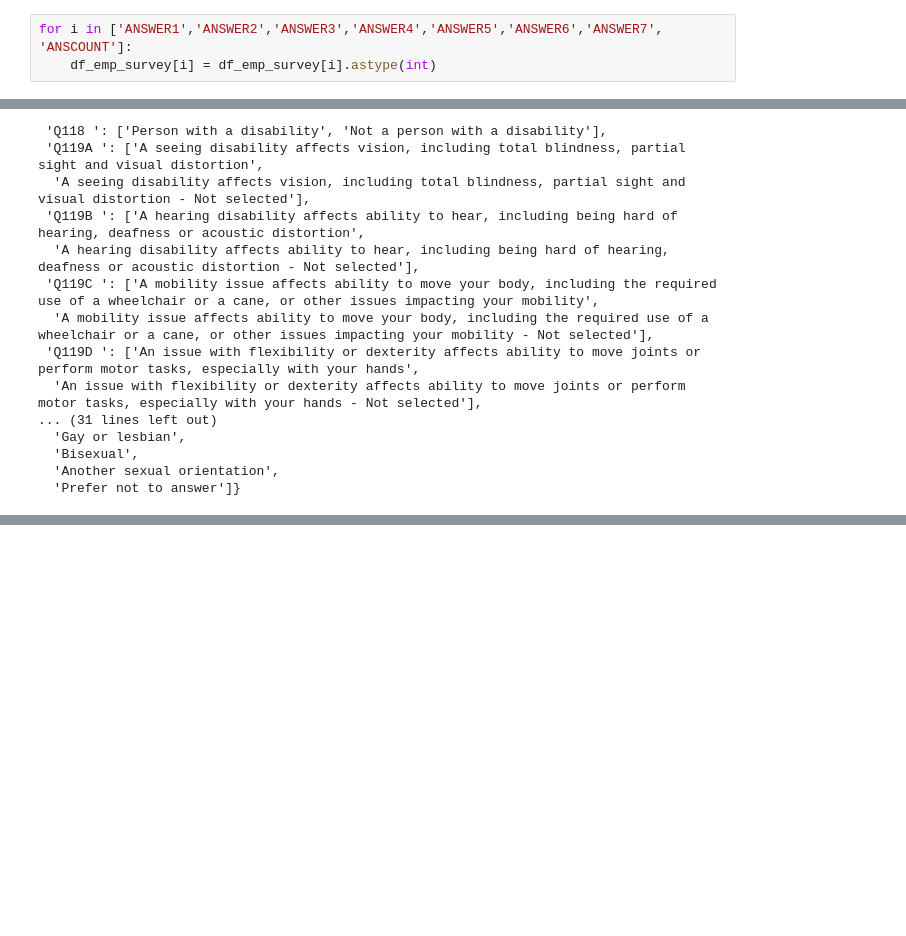
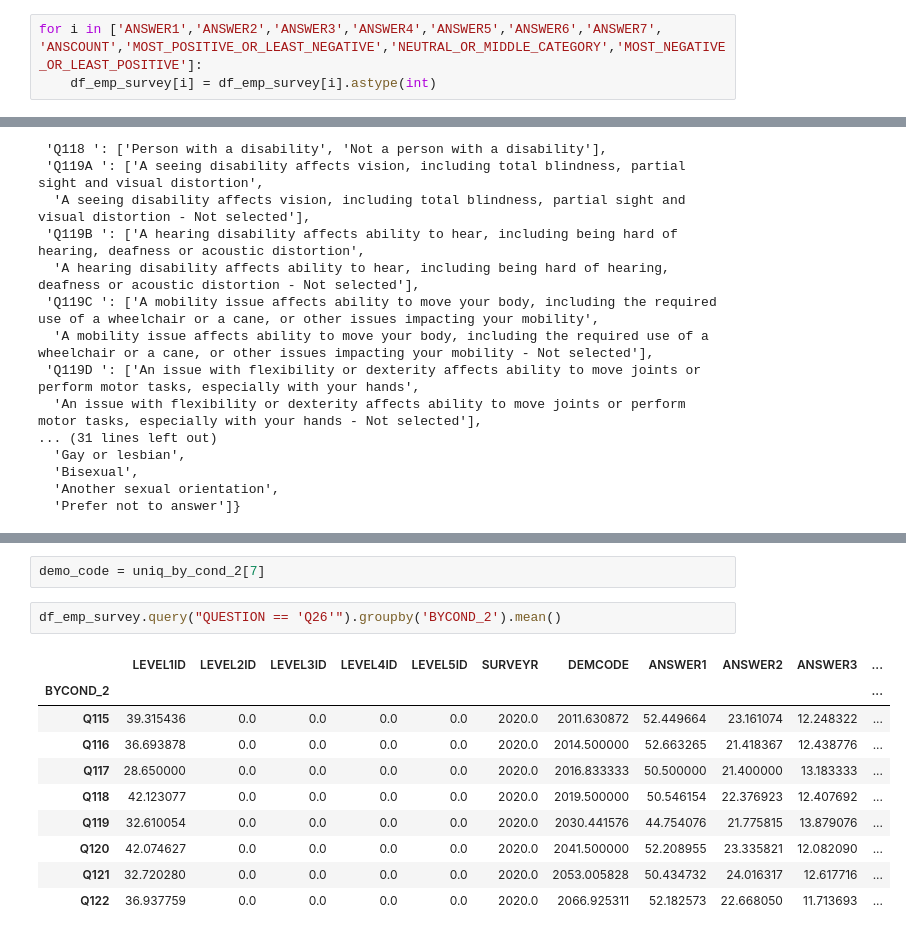
Before and after one commit to Sunnyc317/CanDev-equity_groups_talent_mobilization-, a Jupyter notebook: data_challenge.ipynb, the cells around one changed output, grey strips where cells are left out. Drawn from its saved outputs; the diff is of its cells as text; blank space fills up the shorter version.

```diff
--- a/data_challenge.ipynb
+++ b/data_challenge.ipynb
@@ -177,7 +177,7 @@ df_emp_survey[cols_to_look][:5]
 # remove empty records
 df_emp_survey = df_emp_survey.query("ANSCOUNT != ' '")
 # %%
-for i in ['ANSWER1','ANSWER2','ANSWER3','ANSWER4','ANSWER5','ANSWER6','ANSWER7', 'ANSCOUNT']:
+for i in ['ANSWER1','ANSWER2','ANSWER3','ANSWER4','ANSWER5','ANSWER6','ANSWER7', 'ANSCOUNT','MOST_POSITIVE_OR_LEAST_NEGATIVE','NEUTRAL_OR_MIDDLE_CATEGORY','MOST_NEGATIVE_OR_LEAST_POSITIVE']:
     df_emp_survey[i] = df_emp_survey[i].astype(int)
 # %%
 # Juefi mentioned this, some of these percenatages are off, by very little
@@ -434,0 +483,15 @@ fig.show()
+# %%
+demo_code = uniq_by_cond_2[7]
+# %%
+df_emp_survey.query("QUESTION == 'Q26'").groupby('BYCOND_2').mean()
+# %% [output]
+|  | LEVEL1ID | LEVEL2ID | LEVEL3ID | LEVEL4ID | LEVEL5ID | SURVEYR | DEMCODE | ANSWER1 | ANSWER2 | ANSWER3 | ... |
+| BYCOND_2 |  |  |  |  |  |  |  |  |  |  | ... |
+| Q115 | 39.315436 | 0.0 | 0.0 | 0.0 | 0.0 | 2020.0 | 2011.630872 | 52.449664 | 23.161074 | 12.248322 | ... |
+| Q116 | 36.693878 | 0.0 | 0.0 | 0.0 | 0.0 | 2020.0 | 2014.500000 | 52.663265 | 21.418367 | 12.438776 | ... |
+| Q117 | 28.650000 | 0.0 | 0.0 | 0.0 | 0.0 | 2020.0 | 2016.833333 | 50.500000 | 21.400000 | 13.183333 | ... |
+| Q118 | 42.123077 | 0.0 | 0.0 | 0.0 | 0.0 | 2020.0 | 2019.500000 | 50.546154 | 22.376923 | 12.407692 | ... |
+| Q119 | 32.610054 | 0.0 | 0.0 | 0.0 | 0.0 | 2020.0 | 2030.441576 | 44.754076 | 21.775815 | 13.879076 | ... |
+| Q120 | 42.074627 | 0.0 | 0.0 | 0.0 | 0.0 | 2020.0 | 2041.500000 | 52.208955 | 23.335821 | 12.082090 | ... |
+| Q121 | 32.720280 | 0.0 | 0.0 | 0.0 | 0.0 | 2020.0 | 2053.005828 | 50.434732 | 24.016317 | 12.617716 | ... |
+| Q122 | 36.937759 | 0.0 | 0.0 | 0.0 | 0.0 | 2020.0 | 2066.925311 | 52.182573 | 22.668050 | 11.713693 | ... |
```
Also changed, not shown: parts of 13 cells of this notebook.
